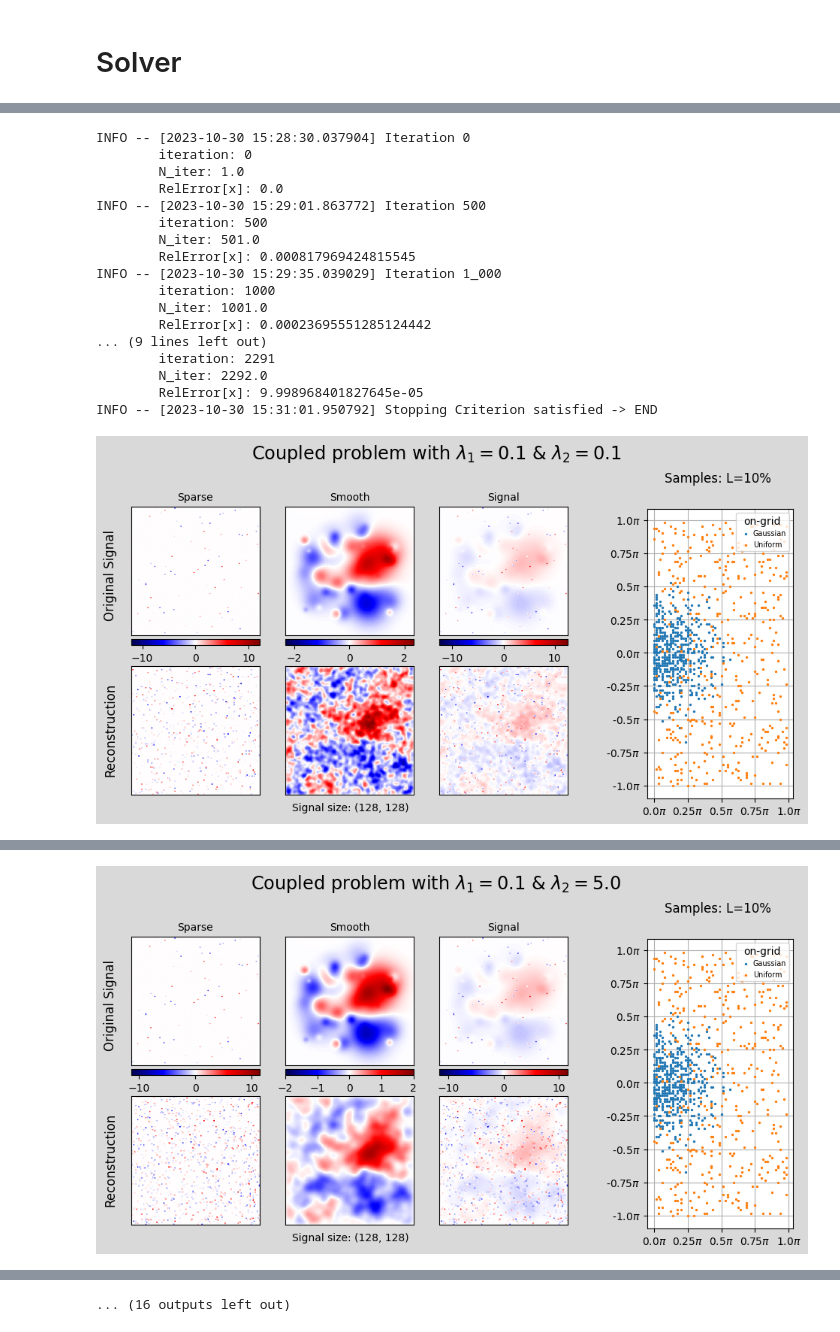
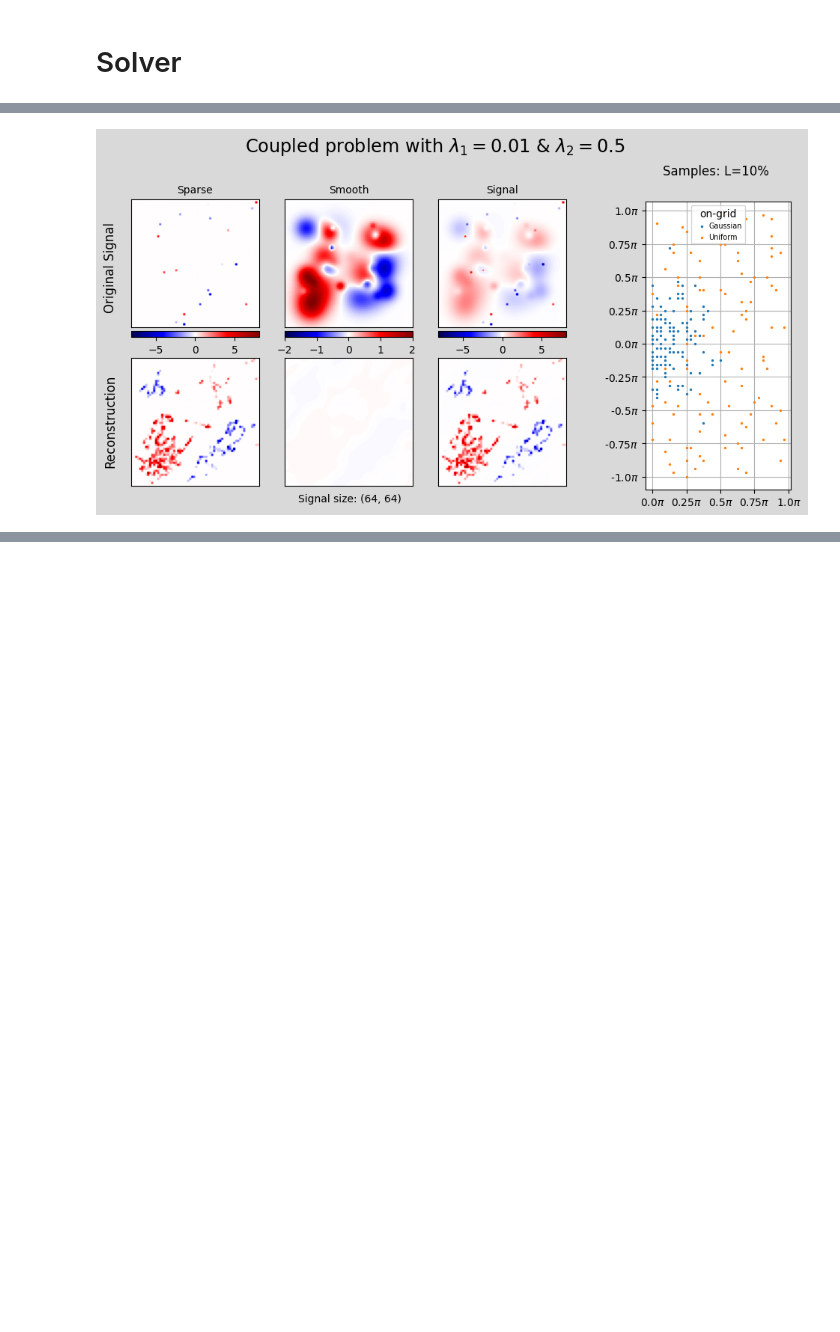
Before and after one commit to vacostaepfl/L1-L2, a Jupyter notebook: main.ipynb, the cells around one changed output, grey strips where cells are left out. Cells and saved outputs as stored; diff of their text form; code cells hidden in the pictures; blank space fills up the shorter version.

```diff
--- a/main.ipynb
+++ b/main.ipynb
@@ -10,7 +10,7 @@ from src import *
 # %% [markdown]
 # Signal
 # %%
-dim = (128, 128)
+dim = (64, 64)
 
 # Sparse signal parameters
 sparse_range = (-6, 6)
@@ -41,7 +42,7 @@ op = NuFFT(dim, L, theta, on_grid=True, seed=seed)
 x0 = signal.reshape(-1)
 y0 = op(x0)
 
-psnr = 20 # 10, 20 0.05 - 0.1  pour lambda 1
+psnr = 50 # 10, 20 0.05 - 0.1  pour lambda 1
 y = compute_y(y0, psnr)
 # %% [markdown]
 # Solver
@@ -49,9 +50,9 @@ y = compute_y(y0, psnr)
 from pyxu.operator import Laplacian
 
 # Loss weights
-lambda1 = 0
-lambda2 = 1000
+lambda1 = 1e-2
+lambda2 = 5e-1
 
 coupled = True
 
-#x1, x2 = solve(y, op, lambda1, lambda2, coupled, Laplacian(dim))
+x1, x2 = solve(y, op, lambda1, lambda2, coupled)
@@ -58,46 +78,17 @@ coupled = True
 # %%
-from os import listdir
-from os.path import isfile, join
+sparse_rcstr, smooth_rcstr, signal_rcstr = map(
+    lambda x: x.reshape(dim), (x1, x2, x1 + x2)
+)
 
-mypath = "exps/128x128/L_10%/psnr_20/coupled"
-onlyfiles = [f for f in listdir(mypath) if isfile(join(mypath, f))]
+fig = plot_results(
+    [sparse_signal, smooth_signal],
+    [sparse_rcstr, smooth_rcstr],
+    lambda1,
+    lambda2,
+    op,
+    coupled,
+)
 
-for file in onlyfiles:
-    lambda1 = float(file[3:10])
-    lambda2 = float(file[14:21])
-
-    x1, x2 = solve(y, op, lambda1, lambda2, coupled, Laplacian(dim))
-
-    sparse_rcstr, smooth_rcstr, signal_rcstr = map(
-        lambda x: x.reshape(dim), (x1, x2, x1 + x2)
-    )
-
-    fig = plot_results(
-        [sparse_signal, smooth_signal],
-        [sparse_rcstr, smooth_rcstr],
-        lambda1,
-        lambda2,
-        op,
-        coupled,
-    )
-
-    save_fig(fig, lambda1, lambda2, op, psnr, coupled)
+save_widget(fig, lambda1, lambda2, op, psnr, coupled)
 # %% [output]
-INFO -- [2023-10-30 15:28:30.037904] Iteration 0
-        iteration: 0
-        N_iter: 1.0
-        RelError[x]: 0.0
-INFO -- [2023-10-30 15:29:01.863772] Iteration 500
-        iteration: 500
-        N_iter: 501.0
-        RelError[x]: 0.000817969424815545
-INFO -- [2023-10-30 15:29:35.039029] Iteration 1_000
-        iteration: 1000
-        N_iter: 1001.0
-        RelError[x]: 0.00023695551285124442
-... (9 lines left out)
-        iteration: 2291
-        N_iter: 2292.0
-        RelError[x]: 9.998968401827645e-05
-INFO -- [2023-10-30 15:31:01.950792] Stopping Criterion satisfied -> END
-[figure, old version]
+[figure, new version]
@@ -121 +94,0 @@ INFO -- [2023-10-30 15:36:22.092367] Stopping Criterion satisfied -> END
-[figure, removed]
@@ -194 +94,0 @@ INFO -- [2023-10-30 16:00:40.605277] Stopping Criterion satisfied -> END
-... (16 outputs left out)
```
Also changed, not shown: parts of 4 cells of this notebook, 15 other files.
